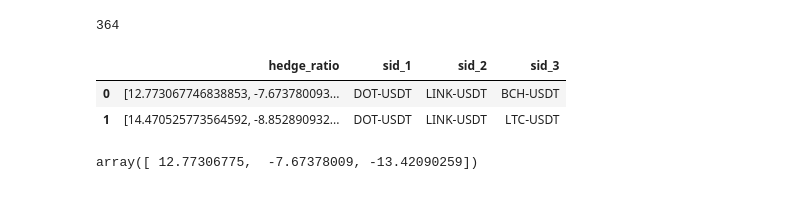
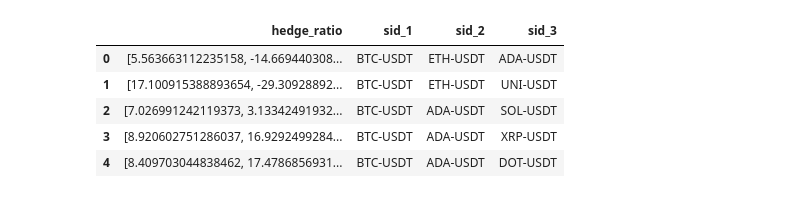
Before and after one commit to beannguyen/crypto-pair-trading, a Jupyter notebook: src/research/Pair Trading with Johansen Test.ipynb, the cells around one changed output. Cells and saved outputs as stored; diff of their text form; code cells hidden in the pictures.

```diff
--- a/src/research/Pair Trading with Johansen Test.ipynb
+++ b/src/research/Pair Trading with Johansen Test.ipynb
@@ -15,22 +16,23 @@ DATA_PATH = '/mnt/d/Trading/trading-agent/crypto-pair-trading/data/5min'
 # %%
 # symbols = pd.read_csv(f'{DATA_PATH}/../symbols.csv')['symbol'].values.tolist()
-symbols = ['BTC', 'ETH', 'ADA', 'BNB', 'SOL', 'XRP', 'DOGE', 'DOT', 'LUNA', 'UNI', 'LINK', 'BCH', 'LTC', 'ICP']
+symbols = ['BTC', 'ETH', 'ADA', 'BNB', 'SOL', 'XRP', 'DOGE', 'DOT', 'LUNA', 'UNI', 'LINK', 'BCH', 'LTC', 'ALGO', 'AVAX', 'ICP', 'WBTC', 'FTT', 'MATIC', 'FIL', 'XLM', 'VET', 'ETC', 'TRX', 'THETA']
 symbols = [f'{s}-USDT' for s in symbols]
 
 data = []
-start_date = '2021-06-01'
+start_date = '2021-05-01'
+end_date = '2021-08-01'
 
 for symbol in symbols:
     try:
         file = f'{DATA_PATH}/{symbol}.csv'
-        print(file)
         df = pd.read_csv(file,
                         parse_dates=['open_time'],
                         index_col=['open_time'])
+        df = df[(df.index > start_date) & (df.index < end_date)]
 
         df.rename(columns={'close': symbol}, inplace=True)
         # the data is too long, just limit to recent period
-        data.append(np.log(df[df.index > start_date][symbol]))
+        data.append(np.log(df[symbol]))
     except:
         pass
 
@@ -109,30 +98,27 @@ def test_johansen(symbol_pairs):
 # %%
 
 import itertools as it
 
+nb_symbols = 3
 cointegrating_pairs = []
 
 #get symbol pairs
-pairs = list(it.combinations(symbols, 3))
-print(len(pairs))
+pairs = list(it.combinations(symbols, nb_symbols))
 
 for pair in pairs:
     try:
         test_johansen(list(pair))
     except KeyError:
         pass
 
 coint_df = pd.DataFrame(cointegrating_pairs)
 coint_df.head()
 # %% [output]
-364
 |  | hedge_ratio | sid_1 | sid_2 | sid_3 |
-| 0 | [12.773067746838853, -7.673780093... | DOT-USDT | LINK-USDT | BCH-USDT |
-| 1 | [14.470525773564592, -8.852890932... | DOT-USDT | LINK-USDT | LTC-USDT |
+| 0 | [5.563663112235158, -14.669440308... | BTC-USDT | ETH-USDT | ADA-USDT |
+| 1 | [17.100915388893654, -29.30928892... | BTC-USDT | ETH-USDT | UNI-USDT |
+| 2 | [7.026991242119373, 3.13342491932... | BTC-USDT | ADA-USDT | SOL-USDT |
+| 3 | [8.920602751286037, 16.9292499284... | BTC-USDT | ADA-USDT | XRP-USDT |
+| 4 | [8.409703044838462, 17.4786856931... | BTC-USDT | ADA-USDT | DOT-USDT |
 # %%
 coint_df.to_csv('coint_df.csv')
-# %%
-hedge_ratio = coint_df.iloc[0]['hedge_ratio']
-hedge_ratio
-# %% [output]
-array([ 12.77306775,  -7.67378009, -13.42090259])
```
Also changed, not shown: parts of 7 cells of this notebook, 12 other files.
